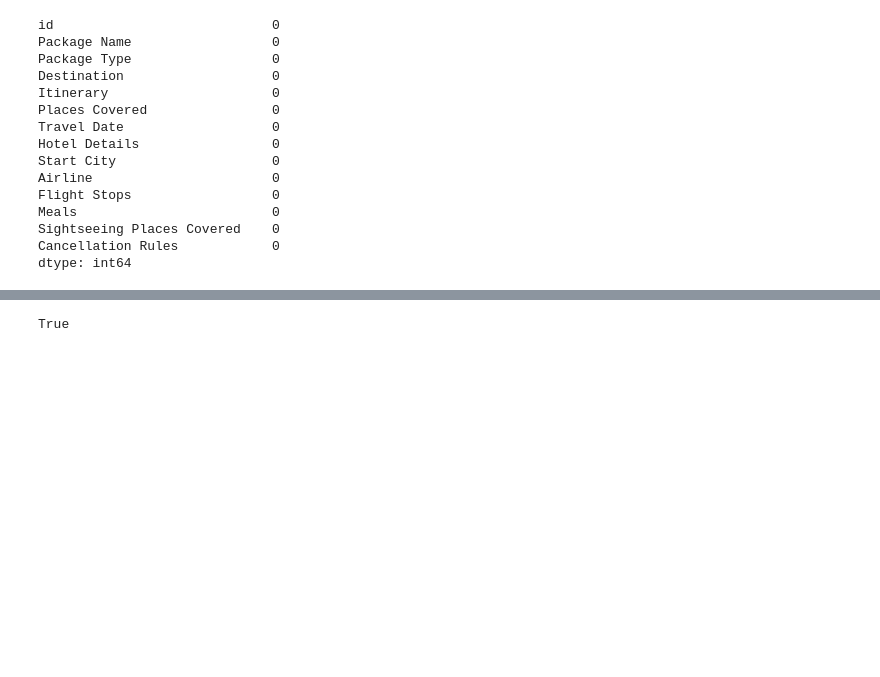
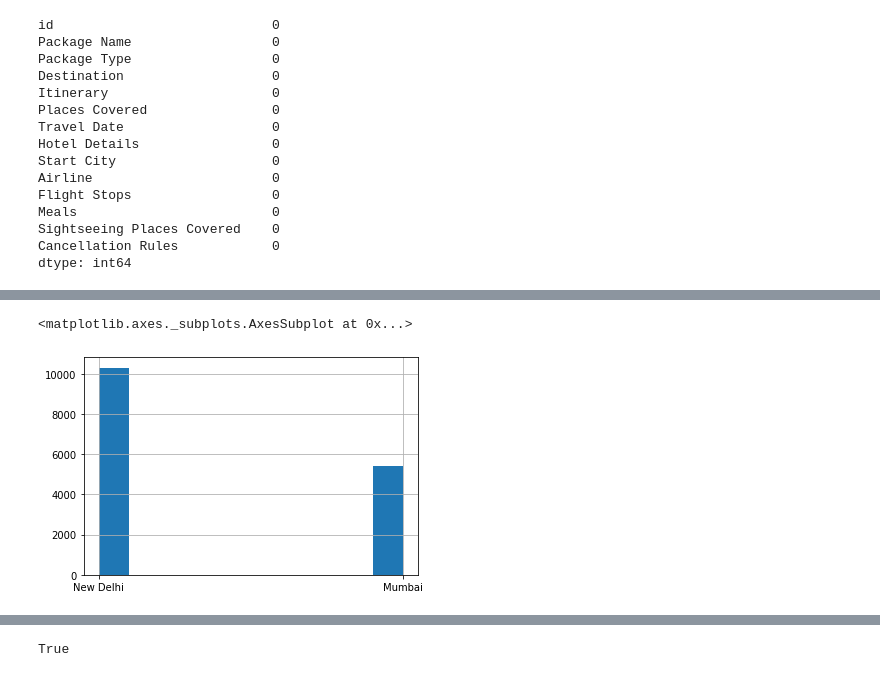
Before and after one commit to dannyfuf/ML, a Jupyter notebook: Taller_2/Parte 2/Taller_2_kaggle.ipynb, the cells around one changed output, grey strips where cells are left out. Cells and saved outputs as stored; diff of their text form; code cells hidden in the pictures; blank space fills up the shorter version.

```diff
--- a/Taller_2/Parte 2/Taller_2_kaggle.ipynb
+++ b/Taller_2/Parte 2/Taller_2_kaggle.ipynb
@@ -153,0 +139,5 @@ cols
+# %%
+data['Start City'].hist()
+# %% [output]
+<matplotlib.axes._subplots.AxesSubplot at 0x...>
+[figure, added]
```
Also changed, not shown: parts of 20 cells of this notebook, 3 other files.
